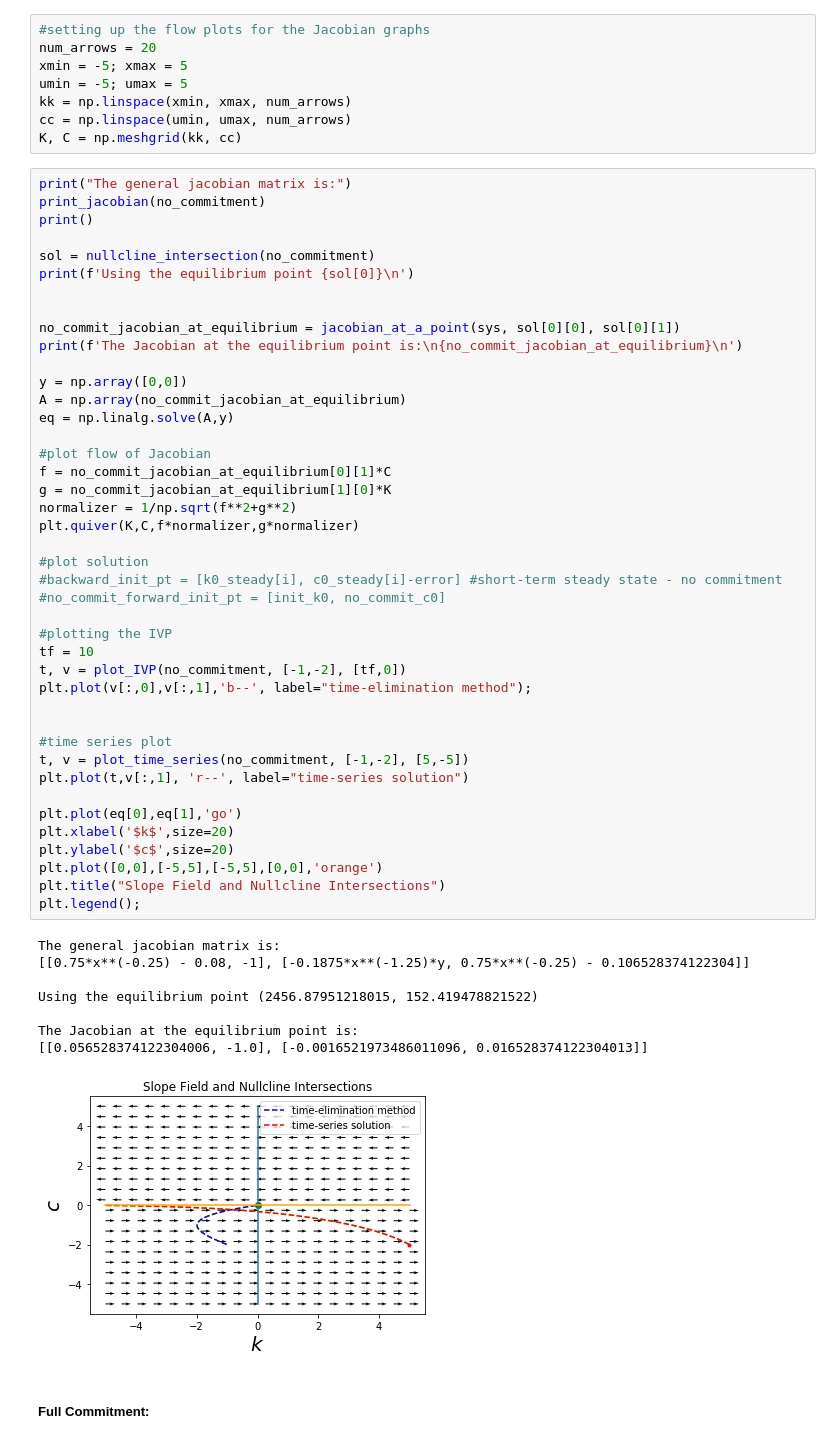
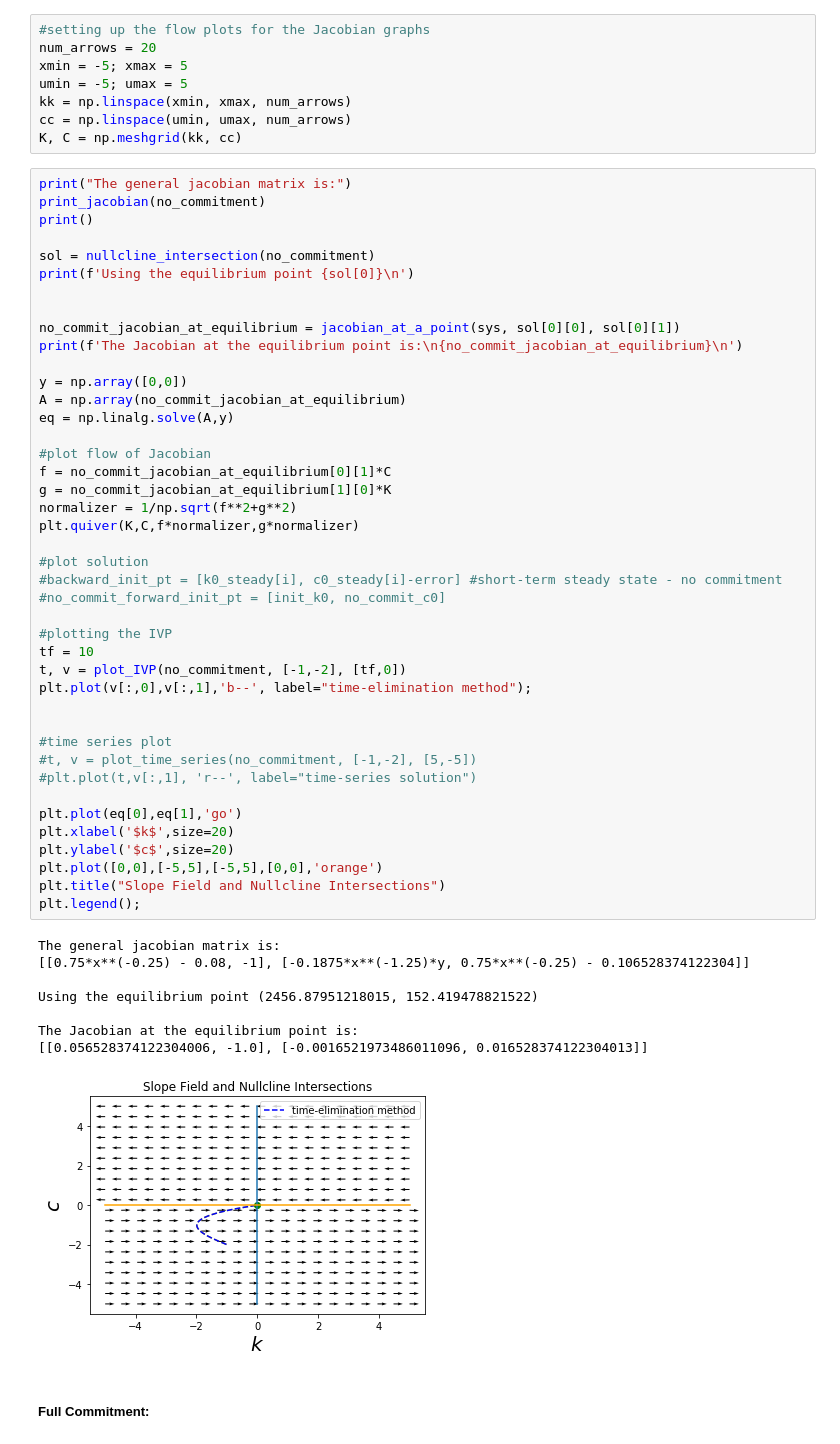
Before and after one commit to Shinsina/PIC-Math-MSCS-390-001, a Jupyter notebook: Modifying the Ramsey Model.ipynb, the cells around one changed output. Saved outputs shown, nothing was run; the diff lists cells and outputs as text.

```diff
--- a/Modifying the Ramsey Model.ipynb
+++ b/Modifying the Ramsey Model.ipynb
@@ -689,36 +670,36 @@ f = no_commit_jacobian_at_equilibrium[0][1]*C
 g = no_commit_jacobian_at_equilibrium[1][0]*K
 normalizer = 1/np.sqrt(f**2+g**2)
 plt.quiver(K,C,f*normalizer,g*normalizer)
 
 #plot solution
 #backward_init_pt = [k0_steady[i], c0_steady[i]-error] #short-term steady state - no commitment
 #no_commit_forward_init_pt = [init_k0, no_commit_c0]
 
 #plotting the IVP
 tf = 10
 t, v = plot_IVP(no_commitment, [-1,-2], [tf,0])
 plt.plot(v[:,0],v[:,1],'b--', label="time-elimination method");
 
 
 #time series plot
-t, v = plot_time_series(no_commitment, [-1,-2], [5,-5])
-plt.plot(t,v[:,1], 'r--', label="time-series solution")
+#t, v = plot_time_series(no_commitment, [-1,-2], [5,-5])
+#plt.plot(t,v[:,1], 'r--', label="time-series solution")
 
 plt.plot(eq[0],eq[1],'go')
 plt.xlabel('$k$',size=20)
 plt.ylabel('$c$',size=20)
 plt.plot([0,0],[-5,5],[-5,5],[0,0],'orange')
 plt.title("Slope Field and Nullcline Intersections")
 plt.legend();
 # %% [output]
 The general jacobian matrix is:
 [[0.75*x**(-0.25) - 0.08, -1], [-0.1875*x**(-1.25)*y, 0.75*x**(-0.25) - 0.106528374122304]]
 
 Using the equilibrium point (2456.87951218015, 152.419478821522)
 
 The Jacobian at the equilibrium point is:
 [[0.056528374122304006, -1.0], [-0.0016521973486011096, 0.016528374122304013]]
-[figure, old version]
+[figure, new version]
 # %% [markdown]
 #####  Full Commitment:
 # %%
```
Also changed, not shown: parts of 15 cells of this notebook.
